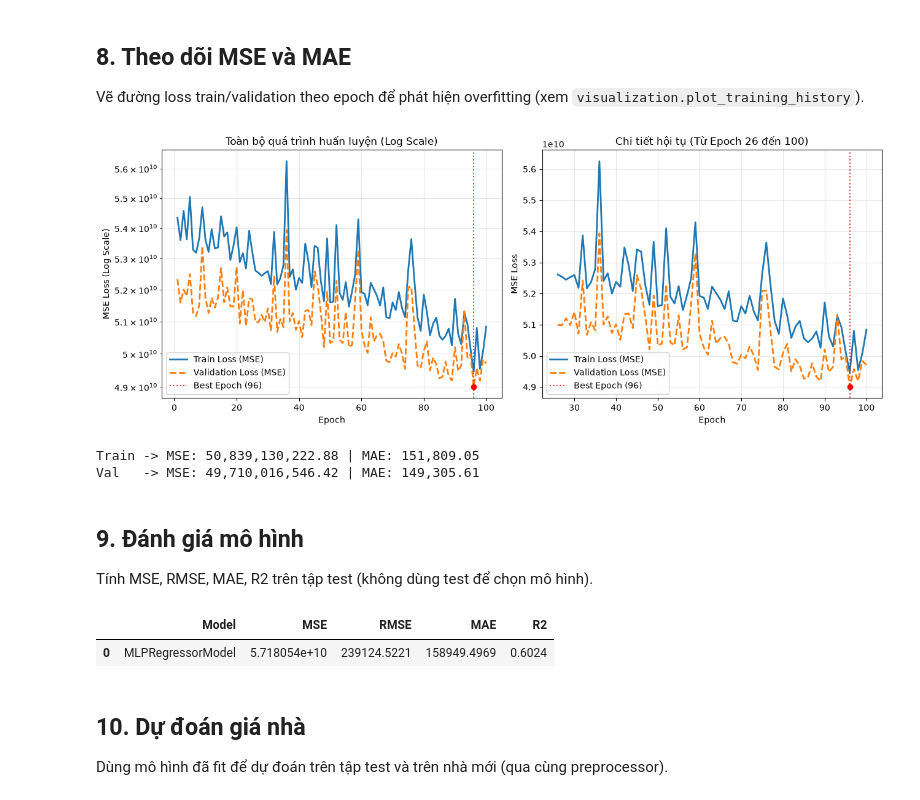
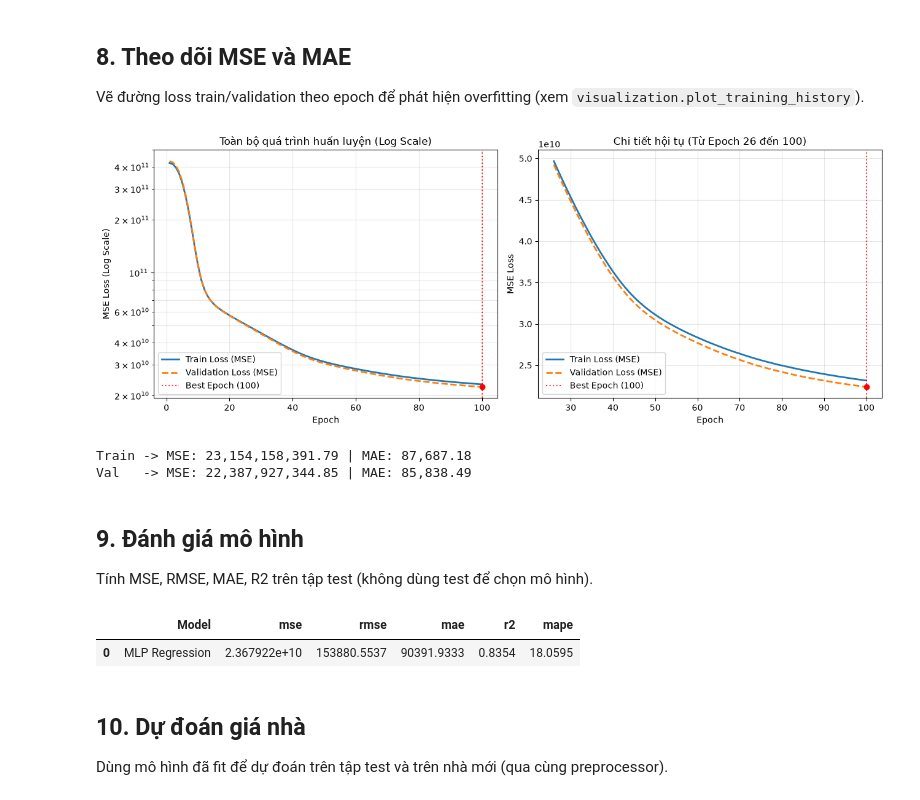
Before and after one commit to ThanhHuyMLE/Project_MachineLearning_Group5, a Jupyter notebook: notebooks/practice_04_mlp_regression.ipynb, the cells around one changed output. Drawn from its saved outputs; the diff is of its cells as text; code cells hidden in the pictures.

```diff
--- a/notebooks/practice_04_mlp_regression.ipynb
+++ b/notebooks/practice_04_mlp_regression.ipynb
@@ -475,14 +515,13 @@ Kiến trúc: Dense(32, relu) -> Dense(16, relu) -> Dense(1, linear). Xem `docs/
 # %%
-from house_price.models.mlp import MLPRegressorModel
-
 mlp_model = MLPRegressorModel(
     hidden_layer_sizes=(32, 16),
     learning_rate=0.001,
     epochs=100,
     batch_size=32,
     random_state=42,
+    save_path=REPO_ROOT / "outputs" / "mlp_parameters.json",
 )
-mlp_model.build_model(input_size=X_train.shape[1])
+mlp_model.build_model(input_size=X_train_prep.shape[1])
 
 print("Kiến trúc hidden layers:", mlp_model.hidden_layer_sizes)
 print("Số lượng đặc trưng đầu vào:", mlp_model._input_size)
@@ -556,56 +559,45 @@ Val MSE cuối cùng  : 49,710,016,546.42
 
 Vẽ đường loss train/validation theo epoch để phát hiện overfitting (xem `visualization.plot_training_history`).
 # %%
+import matplotlib.pyplot as plt
 import numpy as np
-import matplotlib.pyplot as plt
 from sklearn.metrics import mean_absolute_error, mean_squared_error
-from house_price import visualization
 
 # Vẽ đường loss (MSE) trên train và validation qua các epoch
-try:
-    fig = visualization.plot_training_history(mlp_model.history_)
-except TypeError:
-    fig = visualization.plot_training_history(mlp_model)
+fig = plot_training_history(mlp_model.history_)
 plt.show()
 
 # Theo dõi giá trị MSE và MAE cuối cùng trên tập Train và Validation
-train_pred = mlp_model.predict(X_train)
-val_pred = mlp_model.predict(X_val)
+train_pred = mlp_model.predict(X_train_prep)
+val_pred = mlp_model.predict(X_val_prep)
 
-print(f"Train -> MSE: {mean_squared_error(y_train, train_pred):,.2f} | MAE: {mean_absolute_error(y_train, train_pred):,.2f}")
-print(f"Val   -> MSE: {mean_squared_error(y_val, val_pred):,.2f} | MAE: {mean_absolute_error(y_val, val_pred):,.2f}")
+print(
+    f"Train -> MSE: {mean_squared_error(y_train, train_pred):,.2f} | "
+    f"MAE: {mean_absolute_error(y_train, train_pred):,.2f}"
+)
+print(
+    f"Val   -> MSE: {mean_squared_error(y_val, val_pred):,.2f} | "
+    f"MAE: {mean_absolute_error(y_val, val_pred):,.2f}"
+)
 # %% [output]
-[figure, old version]
+[figure, new version]
-Train -> MSE: 50,839,130,222.88 | MAE: 151,809.05
-Val   -> MSE: 49,710,016,546.42 | MAE: 149,305.61
+Train -> MSE: 23,154,158,391.79 | MAE: 87,687.18
+Val   -> MSE: 22,387,927,344.85 | MAE: 85,838.49
 # %% [markdown]
 ## 9. Đánh giá mô hình
 
 Tính MSE, RMSE, MAE, R2 trên tập test (không dùng test để chọn mô hình).
 # %%
-import pandas as pd
-from sklearn.metrics import r2_score
-
-y_test_pred = mlp_model.predict(X_test)
+y_test_pred = mlp_model.predict(X_test_prep)
 y_test_true = np.asarray(y_test, dtype=float).ravel()
 
-mse_test = mean_squared_error(y_test_true, y_test_pred)
-rmse_test = np.sqrt(mse_test)
-mae_test = mean_absolute_error(y_test_true, y_test_pred)
-r2_test = r2_score(y_test_true, y_test_pred)
-
-mlp_test_metrics = pd.DataFrame([{
-    "Model": "MLPRegressorModel",
-    "MSE": mse_test,
-    "RMSE": rmse_test,
-    "MAE": mae_test,
-    "R2": r2_test,
-}])
+mlp_metrics = regression_metrics(y_test_true, y_test_pred)
+mlp_test_metrics = pd.DataFrame([{"Model": "MLP Regression", **mlp_metrics}])
 
 display(mlp_test_metrics.round(4))
 # %% [output]
-|  | Model | MSE | RMSE | MAE | R2 |
-| 0 | MLPRegressorModel | 5.718054e+10 | 239124.5221 | 158949.4969 | 0.6024 |
+|  | Model | mse | rmse | mae | r2 | mape |
+| 0 | MLP Regression | 2.367922e+10 | 153880.5537 | 90391.9333 | 0.8354 | 18.0595 |
 # %% [markdown]
 ## 10. Dự đoán giá nhà
 
```
Also changed, not shown: parts of 25 cells of this notebook, 31 other files.
